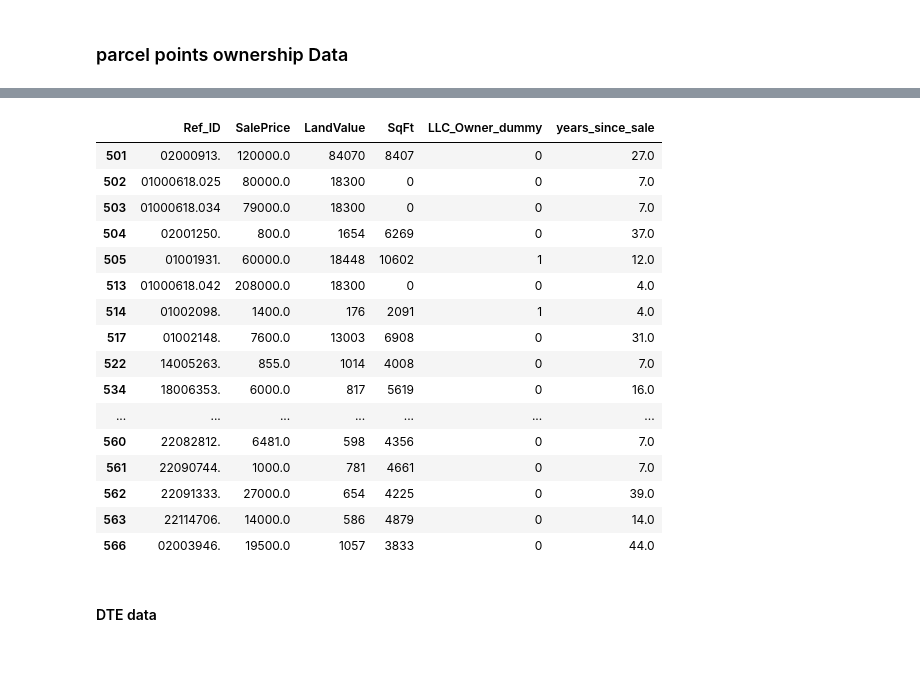
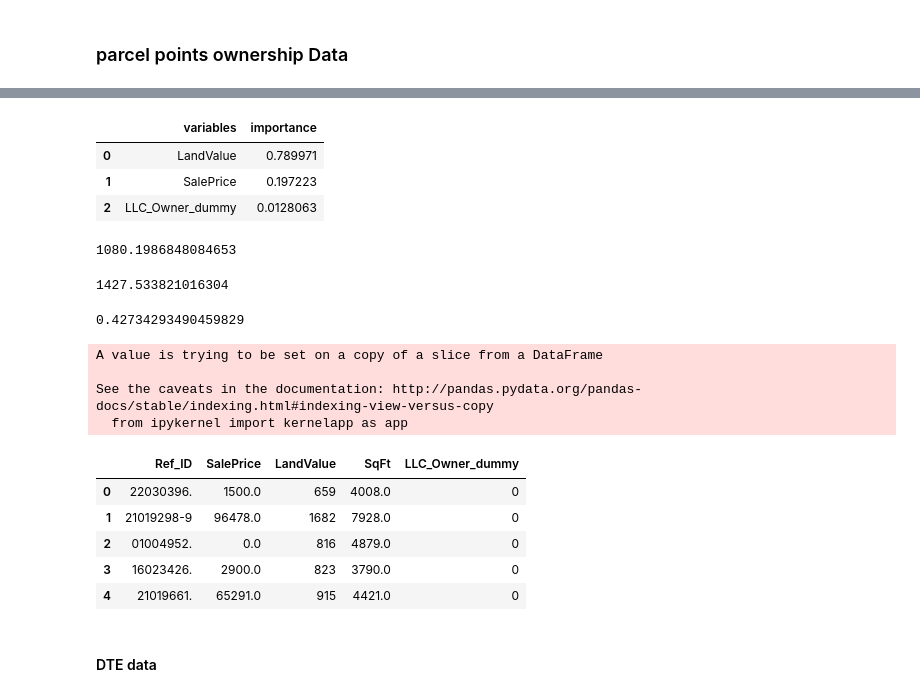
Before and after one commit to gperrin12/DLBA_boarding_model, a Jupyter notebook: ipython_notebooks/boarding_model_DLBA_011618.ipynb, the cells around one changed output, grey strips where cells are left out. Cells and saved outputs as stored; diff of their text form; code cells hidden in the pictures; blank space fills up the shorter version.

```diff
--- a/ipython_notebooks/boarding_model_DLBA_011618.ipynb
+++ b/ipython_notebooks/boarding_model_DLBA_011618.ipynb
@@ -155,0 +207,5 @@ ppo_df = ppo_df.dropna(how='any')
+# %%
+# use random forest to predict size_sqft
+r_tree = RandomForestRegressor()
+r_tree_tuned_sqft = GridSearchCV(r_tree, rf_param_grid)
+r_tree_tuned_sqft.fit(X_train, y_train)
@@ -156,23 +224,60 @@ ppo_df = ppo_df.dropna(how='any')
+# %%
+#explore feature importance
+feature_importance = r_tree_tuned_sqft.best_estimator_.fit(X_train, y_train).feature_importances_
+Feature_importance_df = pd.DataFrame([list(X_train.columns), list(feature_importance)]).T
+Feature_importance_df.columns = ["variables", "importance"]
+Feature_importance_df.sort_values(by="importance", ascending=False, inplace=True)
+Feature_importance_df.reset_index(inplace=True)
+Feature_importance_df.drop(u'index', axis=1, inplace=True)
+Feature_importance_df
+# %% [output]
+|  | variables | importance |
+| 0 | LandValue | 0.789971 |
+| 1 | SalePrice | 0.197223 |
+| 2 | LLC_Owner_dummy | 0.0128063 |
+# %%
+#run accuracy metrics
+predictions = r_tree_tuned_sqft.predict(X_test)
+#RMSE
+mean_squared_error(y_test, predictions)**0.5
+# %% [output]
+1080.1986848084653
+# %%
+y_test.std()
+# %% [output]
+1427.533821016304
+# %%
+r2_score(y_test, predictions)
+# %% [output]
+0.42734293490459829
+# %%
+#apply model to full data
+sqft_predict = ppo_df.drop(['Ref_ID', 'SqFt'], axis=1)
+
+ppo_df['sqft_predict'] = r_tree_tuned_sqft.predict(sqft_predict)
+
+ppo_df['SqFt'] = ppo_df['SqFt'].apply(pandas_to_numeric2)
+# %%
+#if missing size_sqft (or if it's zero), replace with predicted value
+ppo_df['SqFt'][(pd.isnull(ppo_df['SqFt']) | (ppo_df['SqFt'] < 0.1))]\
+= ppo_df['sqft_predict']
+
+#drop predicted size_sqft
+ppo_df = ppo_df.drop(['sqft_predict'], axis=1)
+# %% [output]
+A value is trying to be set on a copy of a slice from a DataFrame
+
+See the caveats in the documentation: http://pandas.pydata.org/pandas-docs/stable/indexing.html#indexing-view-versus-copy
+  from ipykernel import kernelapp as app
 # %%
-ppo_df.head(20)
+ppo_df.head()
 # %% [output]
-|  | Ref_ID | SalePrice | LandValue | SqFt | LLC_Owner_dummy | years_since_sale |
-| 501 | 02000913. | 120000.0 | 84070 | 8407 | 0 | 27.0 |
-| 502 | 01000618.025 | 80000.0 | 18300 | 0 | 0 | 7.0 |
-| 503 | 01000618.034 | 79000.0 | 18300 | 0 | 0 | 7.0 |
-| 504 | 02001250. | 800.0 | 1654 | 6269 | 0 | 37.0 |
-| 505 | 01001931. | 60000.0 | 18448 | 10602 | 1 | 12.0 |
-| 513 | 01000618.042 | 208000.0 | 18300 | 0 | 0 | 4.0 |
-| 514 | 01002098. | 1400.0 | 176 | 2091 | 1 | 4.0 |
-| 517 | 01002148. | 7600.0 | 13003 | 6908 | 0 | 31.0 |
-| 522 | 14005263. | 855.0 | 1014 | 4008 | 0 | 7.0 |
-| 534 | 18006353. | 6000.0 | 817 | 5619 | 0 | 16.0 |
-| ... | ... | ... | ... | ... | ... | ... |
-| 560 | 22082812. | 6481.0 | 598 | 4356 | 0 | 7.0 |
-| 561 | 22090744. | 1000.0 | 781 | 4661 | 0 | 7.0 |
-| 562 | 22091333. | 27000.0 | 654 | 4225 | 0 | 39.0 |
-| 563 | 22114706. | 14000.0 | 586 | 4879 | 0 | 14.0 |
-| 566 | 02003946. | 19500.0 | 1057 | 3833 | 0 | 44.0 |
+|  | Ref_ID | SalePrice | LandValue | SqFt | LLC_Owner_dummy |
+| 0 | 22030396. | 1500.0 | 659 | 4008.0 | 0 |
+| 1 | 21019298-9 | 96478.0 | 1682 | 7928.0 | 0 |
+| 2 | 01004952. | 0.0 | 816 | 4879.0 | 0 |
+| 3 | 16023426. | 2900.0 | 823 | 3790.0 | 0 |
+| 4 | 21019661. | 65291.0 | 915 | 4421.0 | 0 |
 # %% [markdown]
 #### DTE data
 # %%
```
Also changed, not shown: parts of 98 cells of this notebook.
